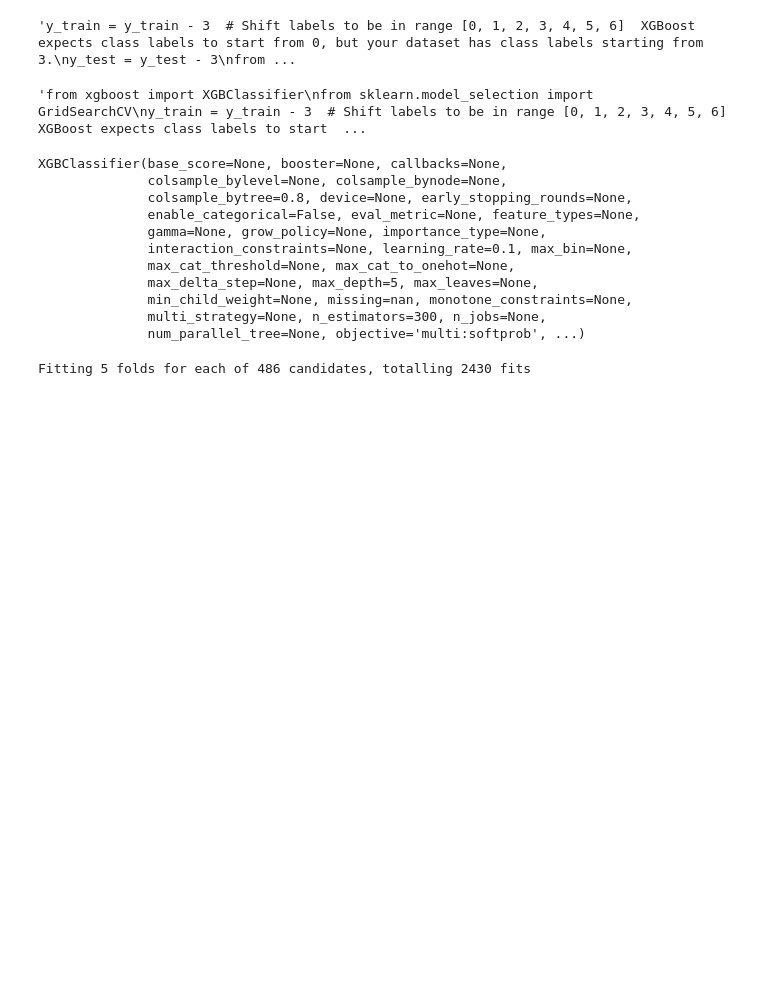
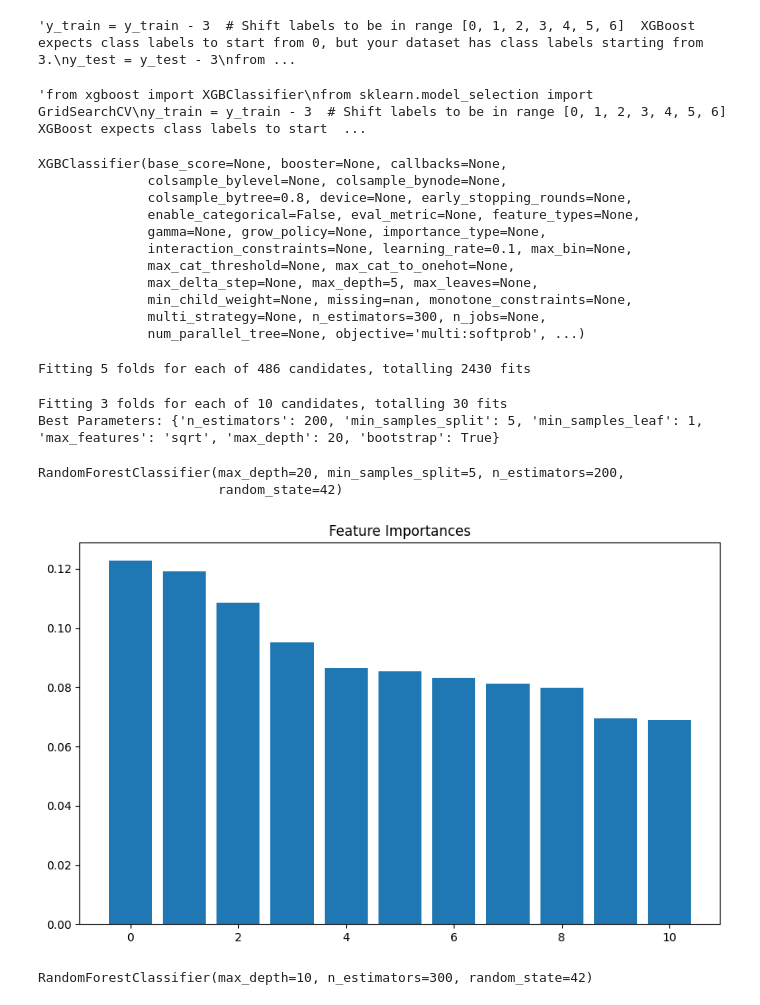
Before and after one commit to DeveshKumar8423/Collaboration-, a Jupyter notebook: Wine_qualityPrediction/wine_quality_prediction.ipynb, the cells around one changed output. Saved outputs shown, nothing was run; the diff lists cells and outputs as text; code cells hidden in the pictures; blank space fills up the shorter version.

```diff
--- a/Wine_qualityPrediction/wine_quality_prediction.ipynb
+++ b/Wine_qualityPrediction/wine_quality_prediction.ipynb
@@ -283,6 +283,75 @@ classifier = RandomForestClassifier(**best_params, random_state=42)
 classifier.fit(X_train, y_train)
 # %% [output]
 Fitting 5 folds for each of 486 candidates, totalling 2430 fits
+# %%
+'''from sklearn.ensemble import RandomForestClassifier
+from sklearn.model_selection import RandomizedSearchCV
+import numpy as np
+
+# Define parameter distributions (smaller search space)
+param_dist = {
+    'n_estimators': np.arange(50, 300, 50),  # Reduced range
+    'max_depth': [None, 10, 20],  # Fewer depth levels
+    'min_samples_split': [2, 5],  # Only 2 values
+    'min_samples_leaf': [1, 2],  # Only 2 values
+    'max_features': ['sqrt'],  # Only 'sqrt' to speed up
+    'bootstrap': [True]
+}
+
+# Initialize the Random Forest model
+rf = RandomForestClassifier(random_state=42)
+
+# Perform Randomized Search with only 10 iterations
+random_search = RandomizedSearchCV(
+    estimator=rf,
+    param_distributions=param_dist,
+    n_iter=10,  # Only 10 random combinations
+    cv=3,  # Reduce cross-validation folds
+    n_jobs=-1,  # Use all CPU cores (reduce if system lags)
+    random_state=42,
+    scoring='accuracy',
+    verbose=1
+)
+
+# Fit the model
+random_search.fit(X_train, y_train)
+
+# Get best parameters
+best_params = random_search.best_params_
+print("Best Parameters:", best_params)
+
+# Train the optimized model
+classifier = RandomForestClassifier(**best_params, random_state=42)
+classifier.fit(X_train, y_train)'''
+# %% [output]
+Fitting 3 folds for each of 10 candidates, totalling 30 fits
+Best Parameters: {'n_estimators': 200, 'min_samples_split': 5, 'min_samples_leaf': 1, 'max_features': 'sqrt', 'max_depth': 20, 'bootstrap': True}
+RandomForestClassifier(max_depth=20, min_samples_split=5, n_estimators=200,
+                       random_state=42)
+# %%
+# Get feature importances
+'''importances = classifier.feature_importances_
+
+# Sort and plot
+indices = np.argsort(importances)[::-1]
+plt.figure(figsize=(10, 6))
+plt.title("Feature Importances")
+plt.bar(range(len(importances)), importances[indices], align="center")
+plt.show()'''
+# %% [output]
+[figure, added]
+# %%
+# Select only the important features (Set a threshold like 0.05)
+'''important_features = np.where(importances > 0.05)[0]
+X_train_filtered = X_train[:, important_features]
+X_test_filtered = X_test[:, important_features]
+
+# Train again with only the selected features
+classifier = RandomForestClassifier(n_estimators=300, max_depth=10, random_state=42)
+classifier.fit(X_train_filtered, y_train)'''
+# 44.8% accuracy
+# %% [output]
+RandomForestClassifier(max_depth=10, n_estimators=300, random_state=42)
 # %%
 y_pred = classifier.predict(X_test)
 print(np.concatenate((y_pred.reshape(len(y_pred),1),y_test.reshape(len(y_test),1)),1))
```
Also changed, not shown: parts of 7 cells of this notebook.
